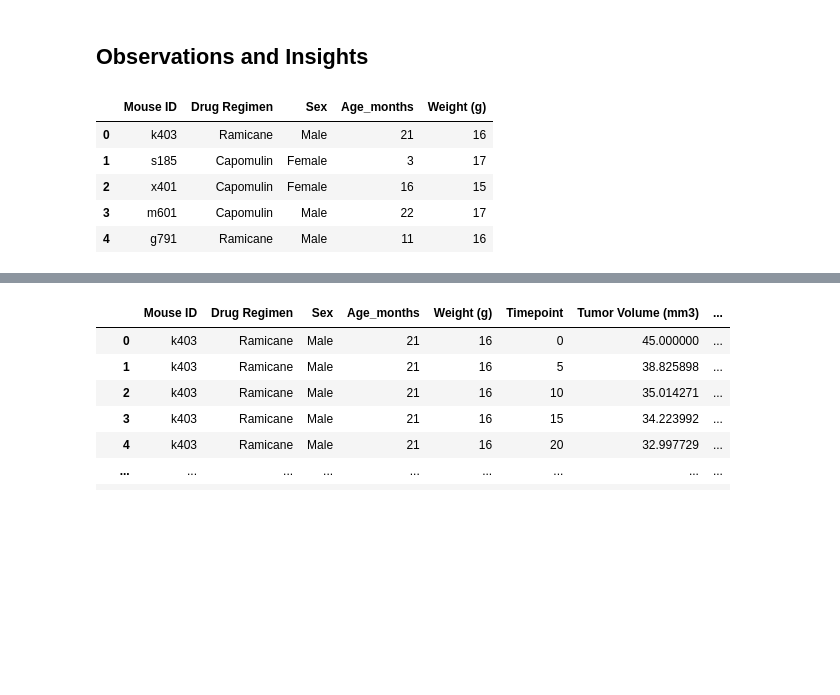
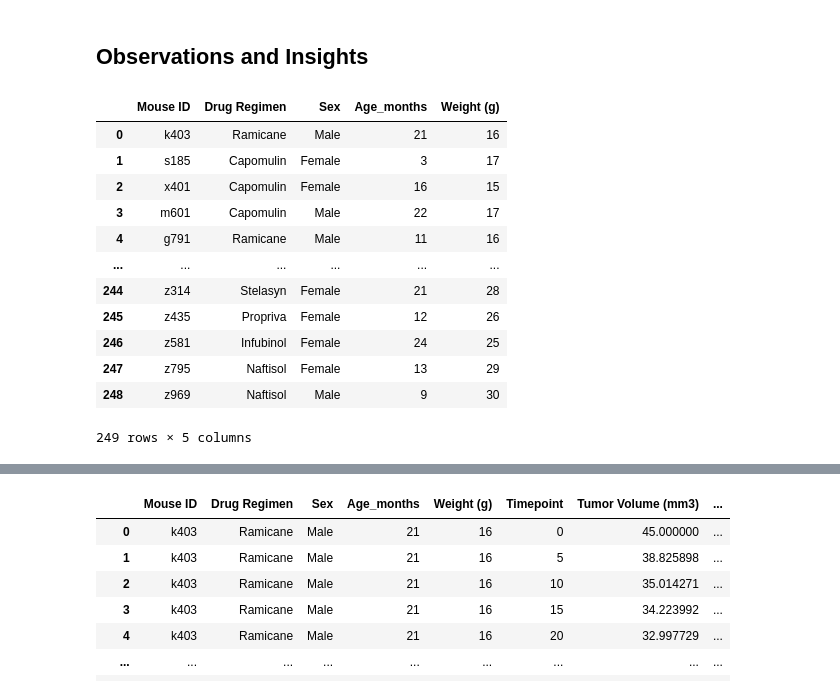
Before and after one commit to willserene/Matplotlib_Challenge, a Jupyter notebook: Pymaceuticals/pymaceuticals_starter.ipynb, the cells around one changed output, grey strips where cells are left out. Cells and saved outputs as stored; diff of their text form; code cells hidden in the pictures; blank space fills up the shorter version.

```diff
--- a/Pymaceuticals/pymaceuticals_starter.ipynb
+++ b/Pymaceuticals/pymaceuticals_starter.ipynb
@@ -3,25 +3,34 @@
 # %%
 %matplotlib notebook
 # %%
+
 # Dependencies and Setup
 import matplotlib.pyplot as plt
 import pandas as pd
 import scipy.stats as st
+import numpy as np
 
 # Study data files
 mouse_metadata_path = "data/Mouse_metadata.csv"
 study_results_path = "data/Study_results.csv"
 
 # Read the mouse data and the study results
 mouse_metadata = pd.read_csv(mouse_metadata_path)
 study_results = pd.read_csv(study_results_path)
 
-mouse_metadata.head()
+mouse_metadata
 # %% [output]
 |  | Mouse ID | Drug Regimen | Sex | Age_months | Weight (g) |
 | 0 | k403 | Ramicane | Male | 21 | 16 |
 | 1 | s185 | Capomulin | Female | 3 | 17 |
 | 2 | x401 | Capomulin | Female | 16 | 15 |
 | 3 | m601 | Capomulin | Male | 22 | 17 |
 | 4 | g791 | Ramicane | Male | 11 | 16 |
+| ... | ... | ... | ... | ... | ... |
+| 244 | z314 | Stelasyn | Female | 21 | 28 |
+| 245 | z435 | Propriva | Female | 12 | 26 |
+| 246 | z581 | Infubinol | Female | 24 | 25 |
+| 247 | z795 | Naftisol | Female | 13 | 29 |
+| 248 | z969 | Naftisol | Male | 9 | 30 |
+249 rows × 5 columns
 # %%
```
Also changed, not shown: parts of 13 cells of this notebook.
